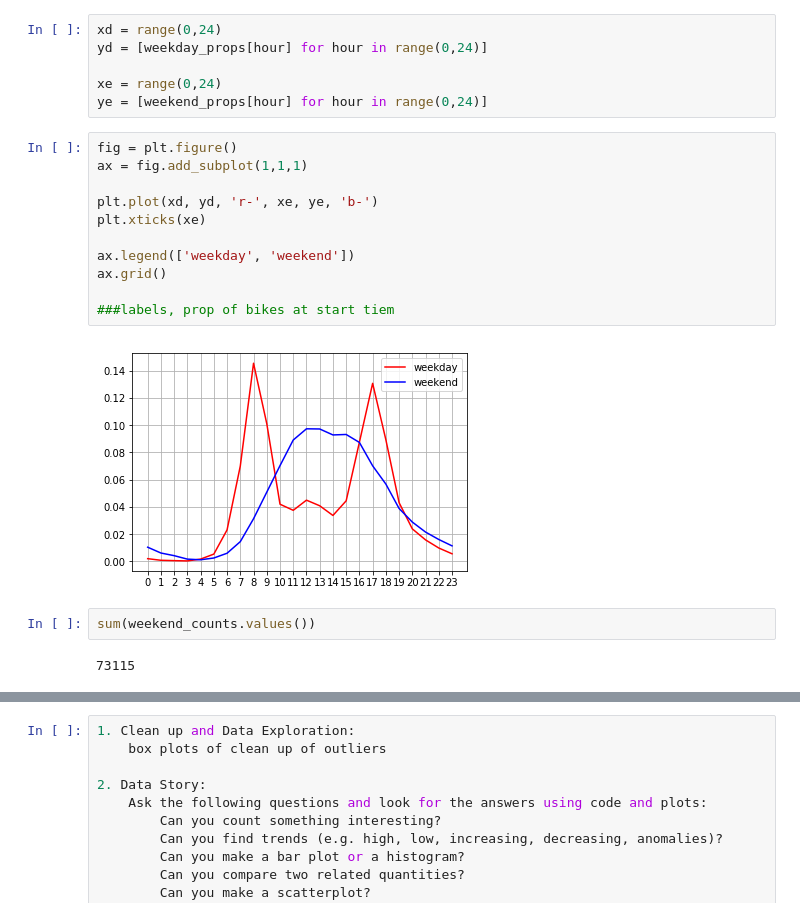
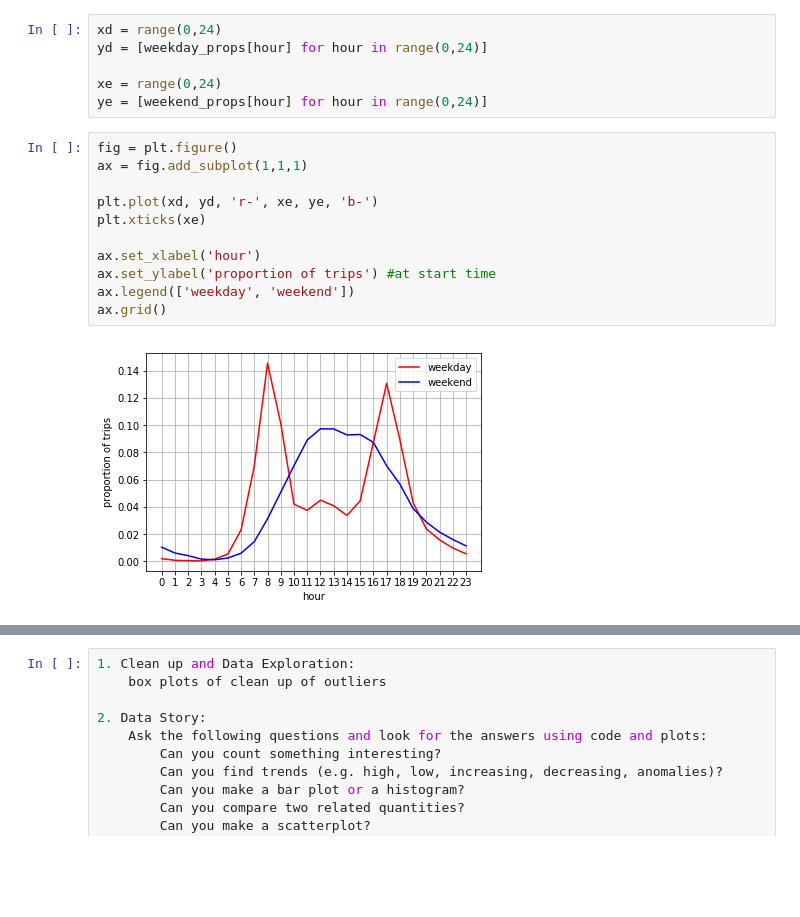
Before and after one commit to jslaga/SpringboardDSC, a Jupyter notebook: Capstone1/Capstone.ipynb, the cells around one changed output, grey strips where cells are left out. Drawn from its saved outputs; the diff is of its cells as text; blank space fills up the shorter version.

```diff
--- a/Capstone1/Capstone.ipynb
+++ b/Capstone1/Capstone.ipynb
@@ -254,17 +261,13 @@ ye = [weekend_props[hour] for hour in range(0,24)]
 # %%
 fig = plt.figure()
 ax = fig.add_subplot(1,1,1)
 
 plt.plot(xd, yd, 'r-', xe, ye, 'b-')
 plt.xticks(xe)
 
+ax.set_xlabel('hour')
+ax.set_ylabel('proportion of trips') #at start time
 ax.legend(['weekday', 'weekend'])
 ax.grid()
-
-###labels, prop of bikes at start tiem
 # %% [output]
-[figure, old version]
+[figure, new version]
-# %%
-sum(weekend_counts.values())
-# %% [output]
-73115
```
Also changed, not shown: parts of 34 cells of this notebook.
